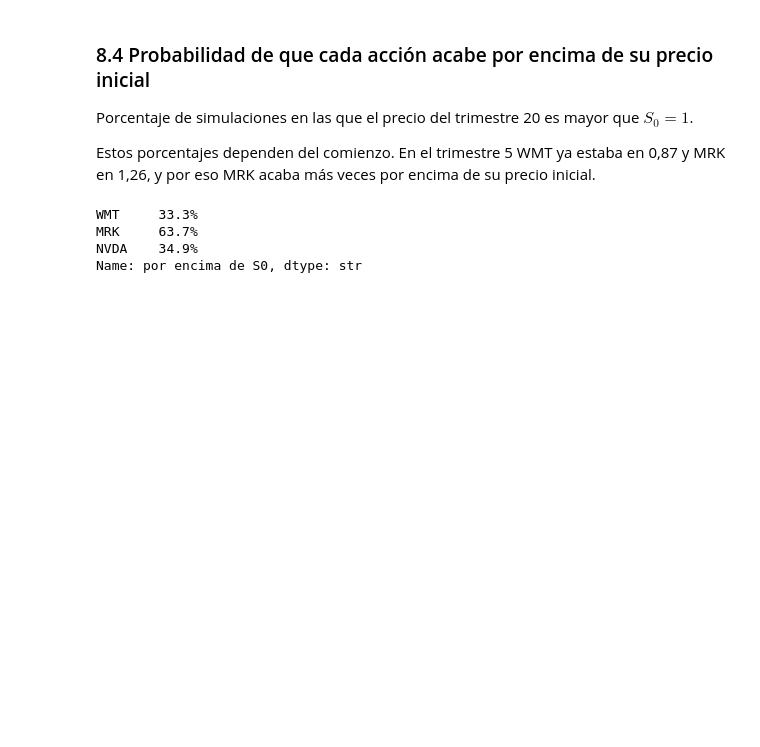
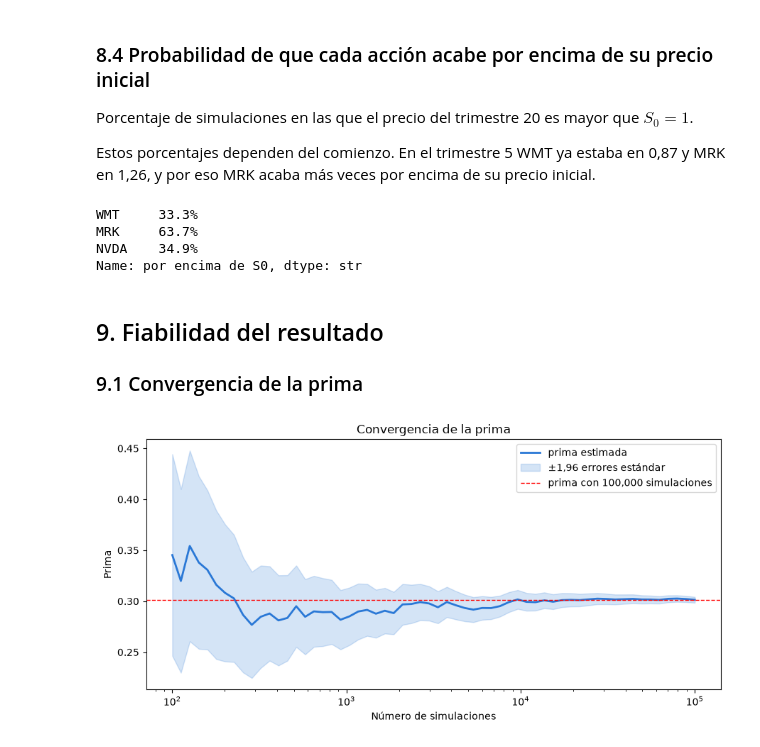
Before and after one commit to alvmorenobl/bbva-option-pricing-montecarlo-rnn, a Jupyter notebook: montecarlo.ipynb, the cells around one changed output. Saved outputs shown, nothing was run; the diff lists cells and outputs as text; code cells hidden in the pictures; blank space fills up the shorter version.

```diff
--- a/montecarlo.ipynb
+++ b/montecarlo.ipynb
@@ -266,3 +266,22 @@ WMT     33.3%
 MRK     63.7%
 NVDA    34.9%
 Name: por encima de S0, dtype: str
+# %% [markdown]
+## 9. Fiabilidad del resultado
+### 9.1 Convergencia de la prima
+# %%
+ns = np.unique(np.logspace(2, np.log10(n_finales), 60).astype(int))
+desc = np.exp(-mu * T)
+est = np.array([desc * payoff[:n].mean() for n in ns])
+ee = np.array([desc * payoff[:n].std(ddof=1) / np.sqrt(n) for n in ns])
+
+plt.figure(figsize=(9, 4.5))
+plt.plot(ns, est, color="#2a78d6", lw=2, label="prima estimada")
+plt.fill_between(ns, est - 1.96 * ee, est + 1.96 * ee, color="#2a78d6", alpha=0.2, label="±1,96 errores estándar")
+plt.axhline(prima, color="red", lw=1, ls="--", label=f"prima con {n_finales:,} simulaciones")
+plt.xscale("log")
+plt.xlabel("Número de simulaciones"); plt.ylabel("Prima")
+plt.title("Convergencia de la prima"); plt.legend(); plt.tight_layout()
+plt.savefig("figuras/mc_convergencia.png", dpi=200); plt.show()
+# %% [output]
+[figure, added]
```
Also changed, not shown: parts of 6 cells of this notebook, 2 other files.
